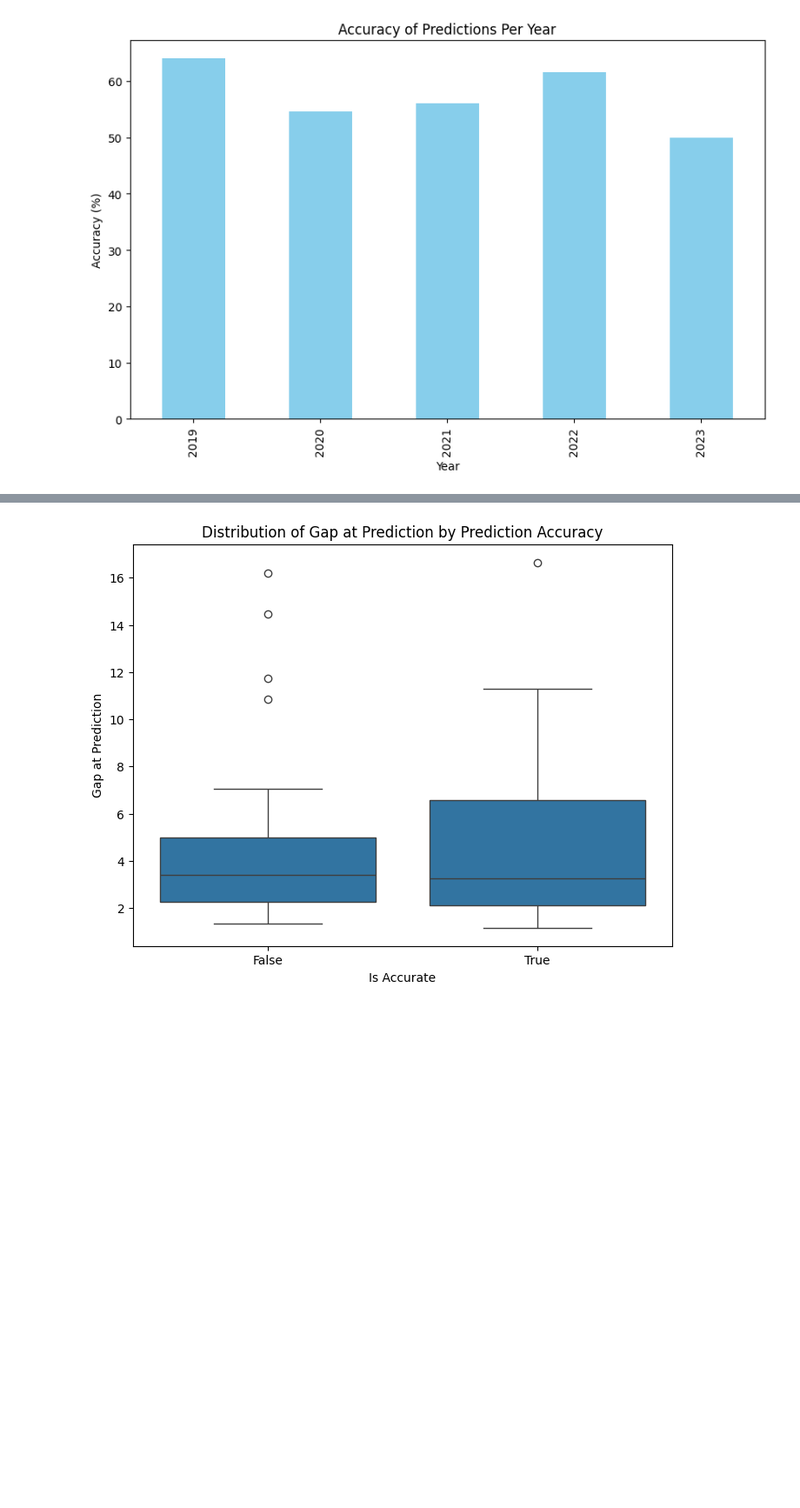
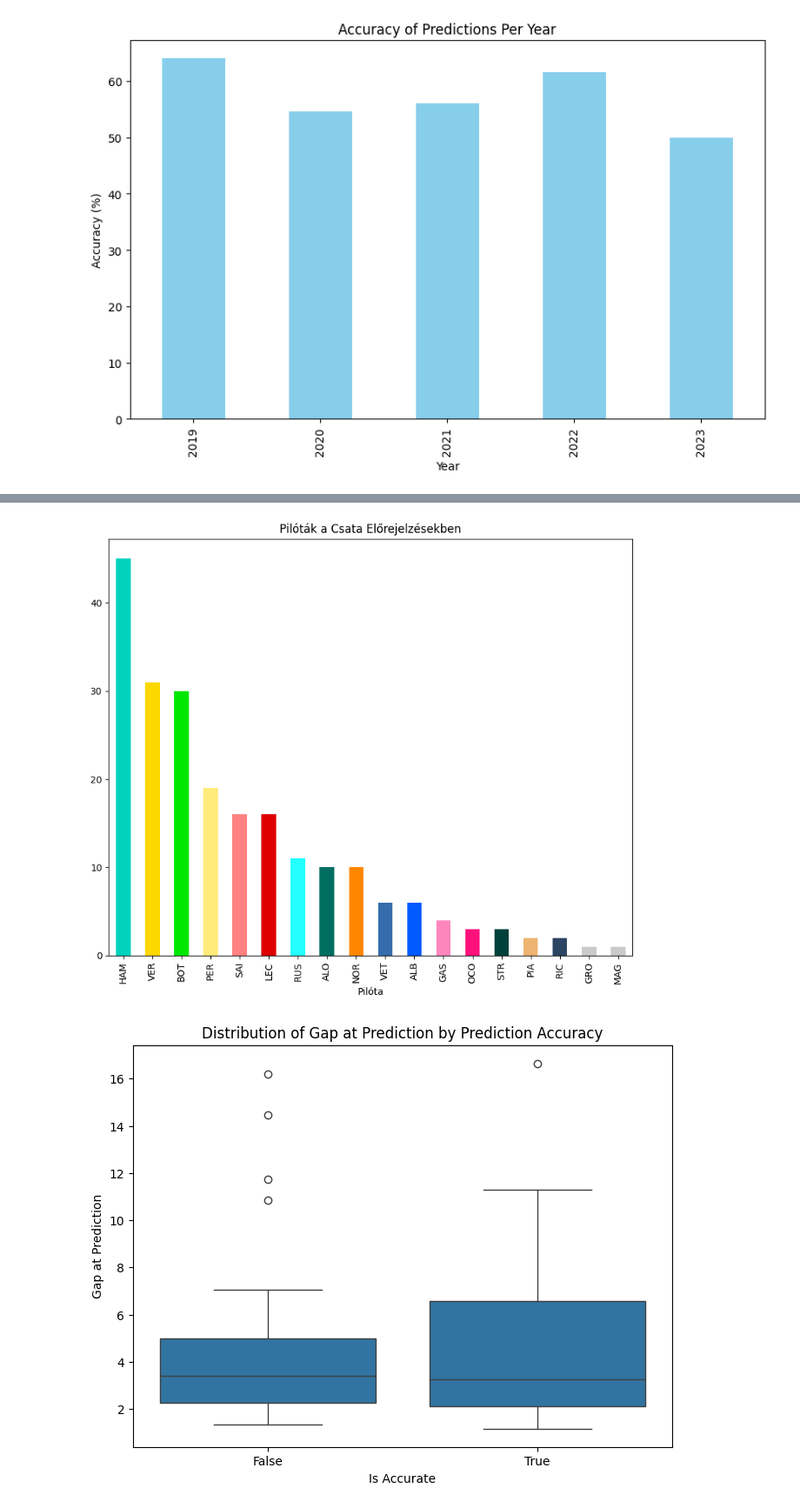
Before and after one commit to zudcow/f1, a Jupyter notebook: battle_forecast_eval.ipynb, the cells around one changed output, grey strips where cells are left out. Shown: that part at 87% size. Drawn from its saved outputs; the diff is of its cells as text; code cells hidden in the pictures; blank space fills up the shorter version.

```diff
--- a/battle_forecast_eval.ipynb
+++ b/battle_forecast_eval.ipynb
@@ -360,3 +358,30 @@ plt.show()
+# %%
+import matplotlib.pyplot as plt
+
+# Combine ChasingBehind and ChasingFront into one column
+df_drivers = pd.concat([df_merged['ChasingBehind'], df_merged['ChasingFront']], ignore_index=True)
+
+# Count the number of predictions each driver was involved in
+driver_counts = df_drivers.value_counts()
+
+# Define the color coding for each driver
+color_dict = {'ALB': '#005aff', 'SAI': '#ff8181', 'LEC': '#dc0000', 'RIC': '#2b4562',
+              'OCO': '#ff117c', 'ALO': '#006f62', 'RUS': '#24ffff', 'MAG': '#cacaca',
+              'STR': '#00413b', 'NOR': '#ff8700', 'HAM': '#00d2be', 'VER': '#fcd700',
+              'PIA': '#eeb370', 'GAS': '#fe86bc', 'PER': '#ffec7b', 'BOT': '#00e701',
+              'VET': '#356cac', 'GRO': '#cacaca'}
+
+# Create a list of colors for each driver
+colors = [color_dict[driver] for driver in driver_counts.index]
+
+# Create a bar plot
+plt.figure(figsize=(10, 8))
+driver_counts.plot(kind='bar', color=colors)
+plt.title('Pilóták a Csata Előrejelzésekben')
+plt.xlabel('Pilóta')
+plt.show()
+# %% [output]
+[figure, added]
 # %%
 # Creating a box plot
 plt.figure(figsize=(8, 6))
```
Also changed, not shown: parts of 8 cells of this notebook.
